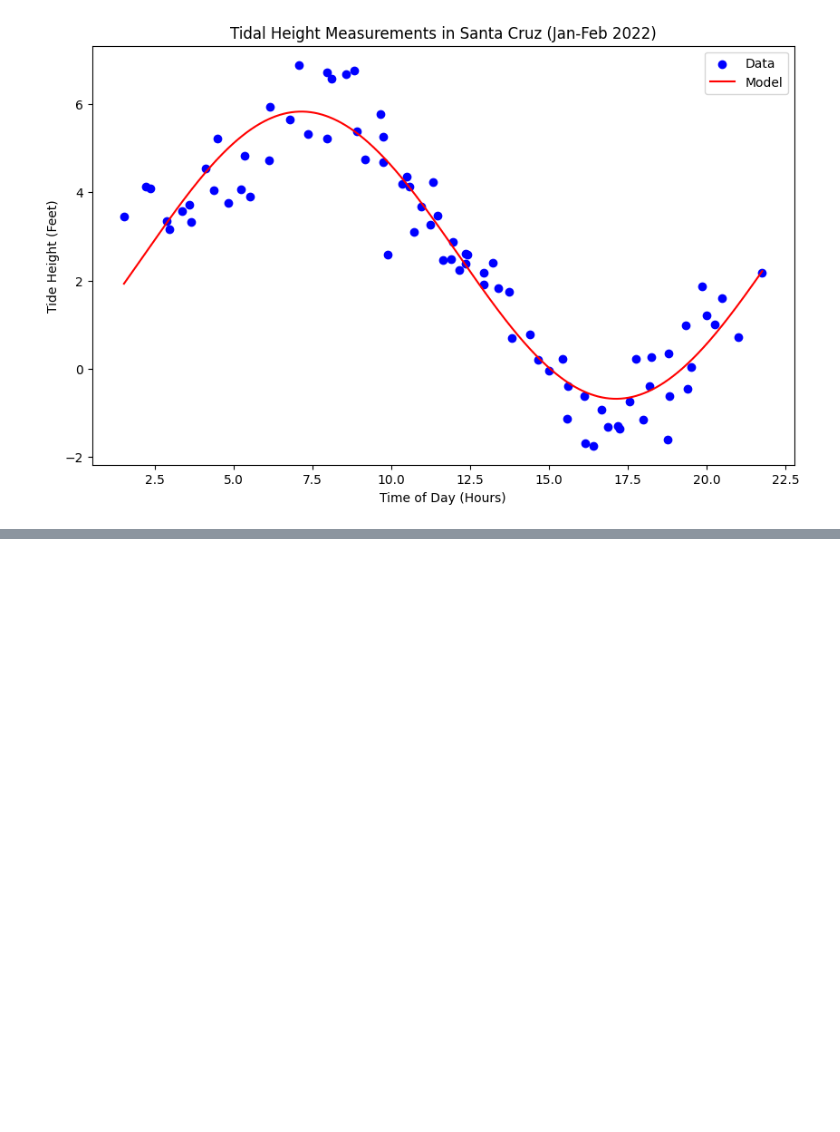
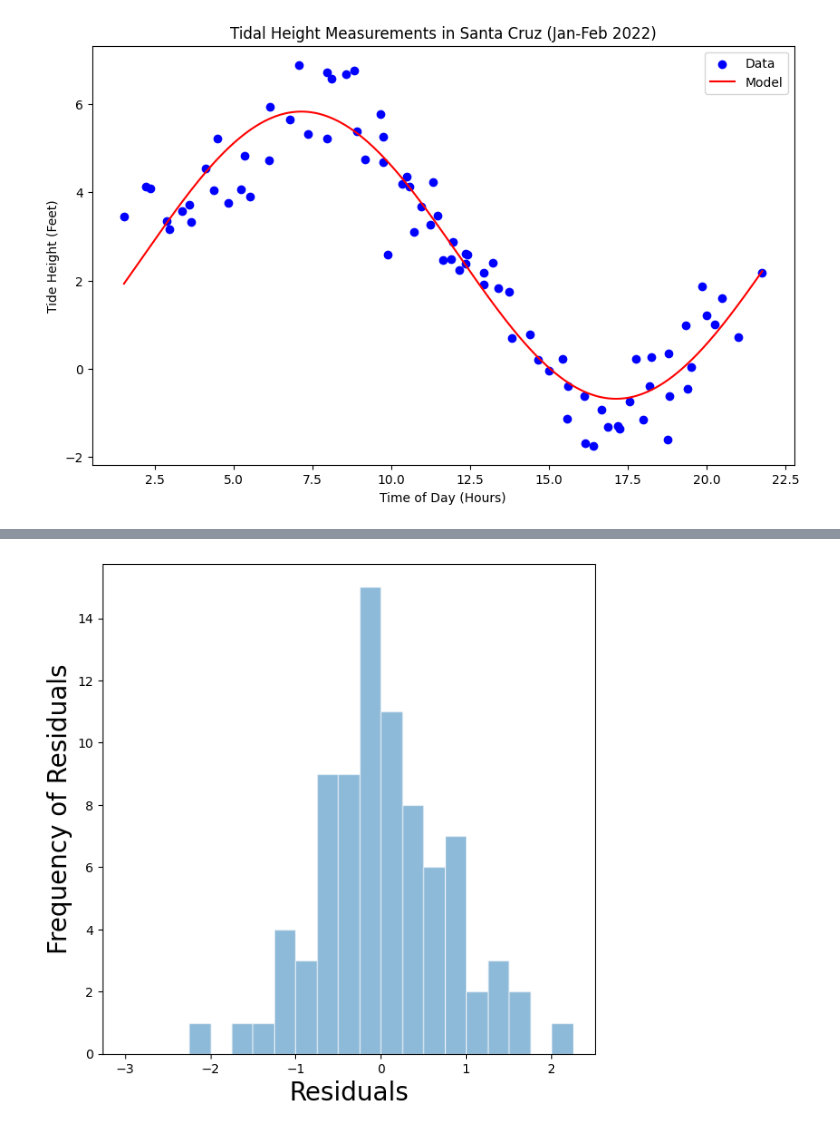
Before and after one commit to atothsmi/astr19-group-project, a Jupyter notebook: test.ipynb, the cells around one changed output, grey strips where cells are left out. Cells and saved outputs as stored; diff of their text form; code cells hidden in the pictures; blank space fills up the shorter version.

```diff
--- a/test.ipynb
+++ b/test.ipynb
@@ -62,0 +136,2 @@ residuals = y_data - y_model
+# %%
+outlier = 2
@@ -62,0 +144,5 @@ residuals = y_data - y_model
+# %%
+#adding outlier to the data
+residuals_new = np.append(residuals, outlier)
+
+print(residuals_new)
@@ -62,0 +164,19 @@ residuals = y_data - y_model
+# %%
+#create the histogram bins
+width = .25
+histmin = np.floor(min(residuals_new))  #round to closest smaller integer
+histmax = np.ceil(max(residuals_new)) + 2*width  #round to closest higher integer
+
+bins = np.arange(histmin, histmax, width)
+
+
+f, ax = plt.subplots(1, 1, figsize=(7,7))
+ax.hist(residuals_new, bins=bins, alpha=0.5, edgecolor='white', density=False)
+
+ax.set_xlabel('Residuals', fontsize=20)
+ax.set_ylabel('Frequency of Residuals', fontsize=20)
+
+plt.savefig('tides_residuals_histogram.pdf')
+plt.show()
+# %% [output]
+[figure, added]
```
Also changed, not shown: parts of 24 cells of this notebook, 2 other files.
